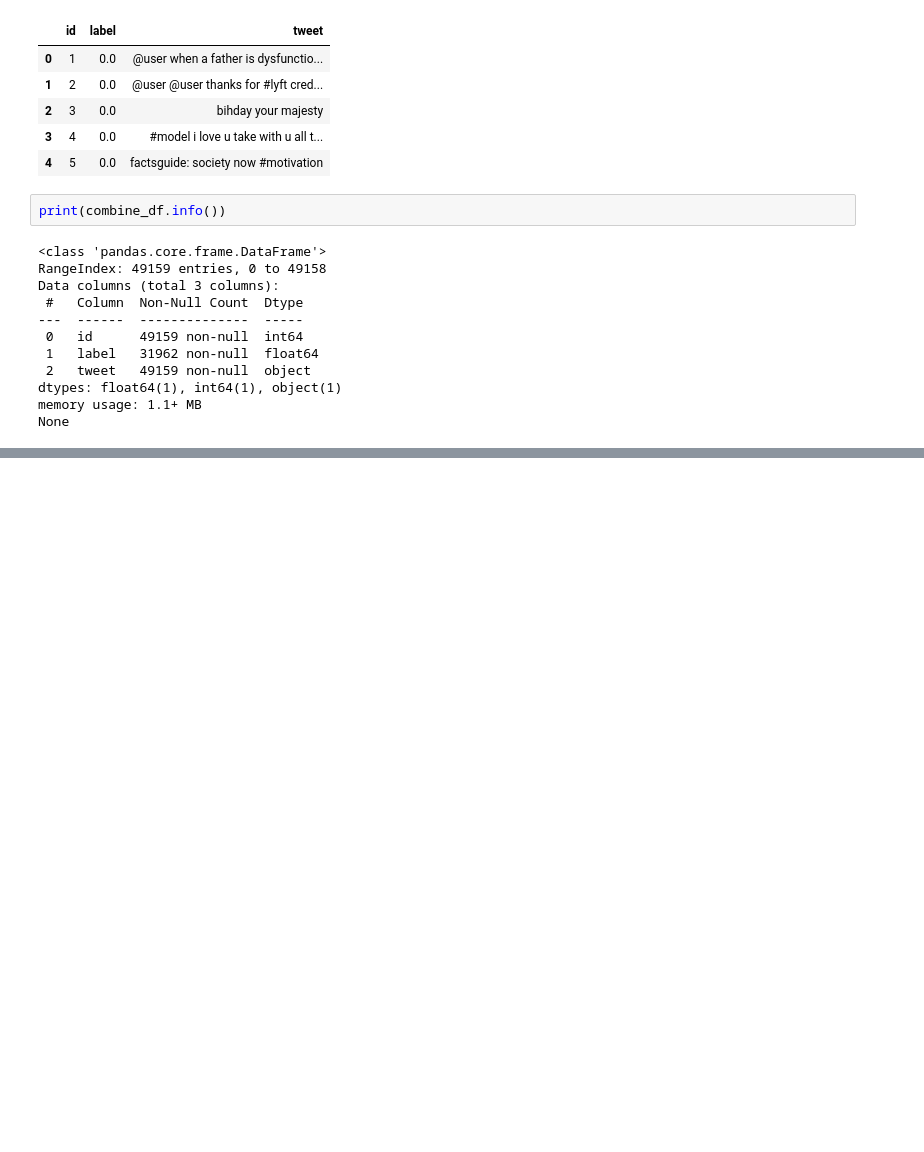
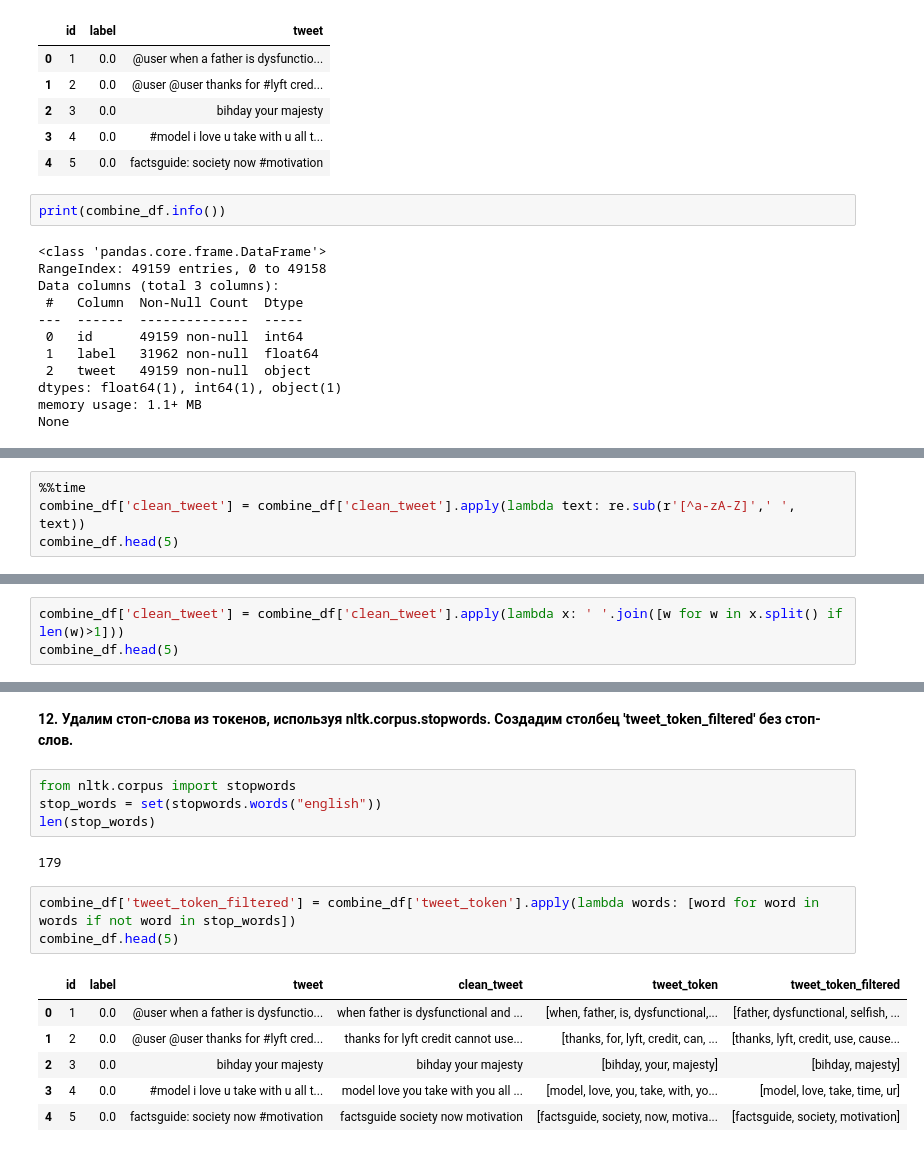
Before and after one commit to servatorx/gb_nlp, a Jupyter notebook: hw1/hw_lesson_1.ipynb, the cells around one changed output, grey strips where cells are left out. Cells and saved outputs as stored; diff of their text form; blank space fills up the shorter version.

```diff
--- a/hw1/hw_lesson_1.ipynb
+++ b/hw1/hw_lesson_1.ipynb
@@ -364,0 +488,4 @@ None
+# %%
+%%time
+combine_df['clean_tweet'] = combine_df['clean_tweet'].apply(lambda text: re.sub(r'[^a-zA-Z]',' ', text))
+combine_df.head(5)
@@ -364,0 +503,3 @@ None
+# %%
+combine_df['clean_tweet'] = combine_df['clean_tweet'].apply(lambda x: ' '.join([w for w in x.split() if len(w)>1]))
+combine_df.head(5)
@@ -364,0 +528,18 @@ None
+# %% [markdown]
+**12. Удалим стоп-слова из токенов, используя nltk.corpus.stopwords. Создадим столбец 'tweet_token_filtered' без стоп-слов.**
+# %%
+from nltk.corpus import stopwords
+stop_words = set(stopwords.words("english"))
+len(stop_words)
+# %% [output]
+179
+# %%
+combine_df['tweet_token_filtered'] = combine_df['tweet_token'].apply(lambda words: [word for word in words if not word in stop_words])
+combine_df.head(5)
+# %% [output]
+|  | id | label | tweet | clean_tweet | tweet_token | tweet_token_filtered |
+| 0 | 1 | 0.0 | @user when a father is dysfunctio... | when father is dysfunctional and ... | [when, father, is, dysfunctional,... | [father, dysfunctional, selfish, ... |
+| 1 | 2 | 0.0 | @user @user thanks for #lyft cred... | thanks for lyft credit cannot use... | [thanks, for, lyft, credit, can, ... | [thanks, lyft, credit, use, cause... |
+| 2 | 3 | 0.0 | bihday your majesty | bihday your majesty | [bihday, your, majesty] | [bihday, majesty] |
+| 3 | 4 | 0.0 | #model i love u take with u all t... | model love you take with you all ... | [model, love, you, take, with, yo... | [model, love, take, time, ur] |
+| 4 | 5 | 0.0 | factsguide: society now #motivation | factsguide society now motivation | [factsguide, society, now, motiva... | [factsguide, society, motivation] |
```
Also changed, not shown: parts of 55 cells of this notebook.
